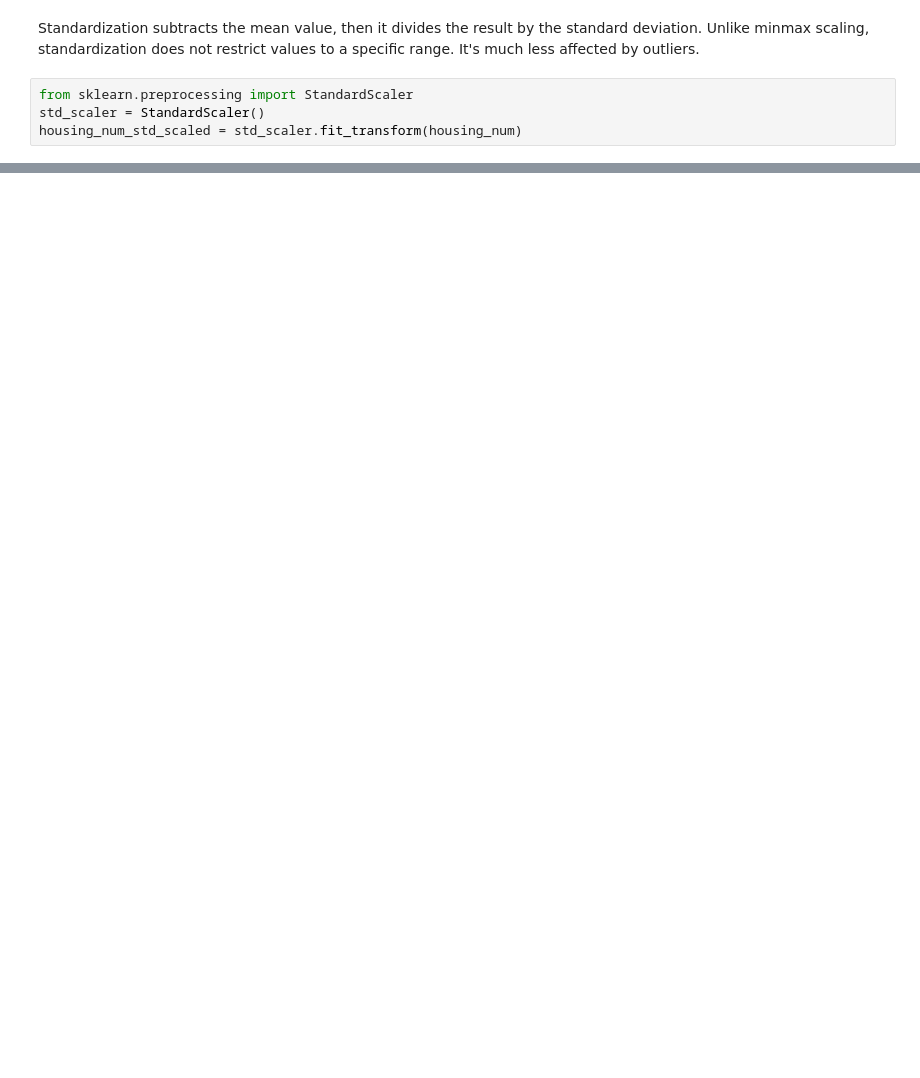
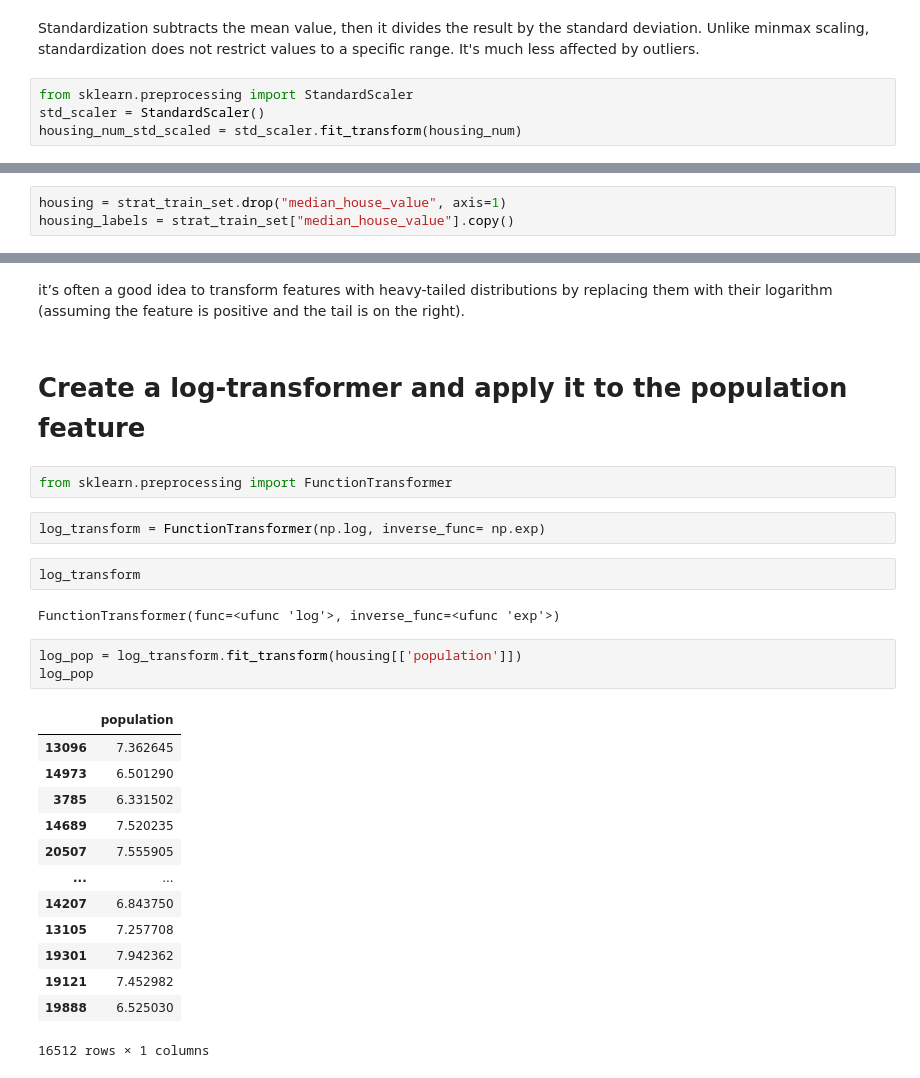
Before and after one commit to Chukwuebuka-2003/homllessons, a Jupyter notebook: Lessons.ipynb, the cells around one changed output, grey strips where cells are left out. Drawn from its saved outputs; the diff is of its cells as text; blank space fills up the shorter version.

```diff
--- a/Lessons.ipynb
+++ b/Lessons.ipynb
@@ -453,0 +445,3 @@ array([[-1.32783522,  1.05254828,  0.98214266, ..., -0.97703285,
+# %%
+housing = strat_train_set.drop("median_house_value", axis=1)
+housing_labels = strat_train_set["median_house_value"].copy()
@@ -453,0 +505,31 @@ array([[-1.32783522,  1.05254828,  0.98214266, ..., -0.97703285,
+# %% [markdown]
+it’s often a good idea to
+transform features with heavy-tailed distributions by replacing them with
+their logarithm (assuming the feature is positive and the tail is on the right).
+# %% [markdown]
+# Create a log-transformer and apply it to the population feature
+# %%
+from sklearn.preprocessing import FunctionTransformer
+# %%
+log_transform = FunctionTransformer(np.log, inverse_func= np.exp)
+# %%
+log_transform
+# %% [output]
+FunctionTransformer(func=<ufunc 'log'>, inverse_func=<ufunc 'exp'>)
+# %%
+log_pop = log_transform.fit_transform(housing[['population']])
+log_pop
+# %% [output]
+|  | population |
+| 13096 | 7.362645 |
+| 14973 | 6.501290 |
+| 3785 | 6.331502 |
+| 14689 | 7.520235 |
+| 20507 | 7.555905 |
+| ... | ... |
+| 14207 | 6.843750 |
+| 13105 | 7.257708 |
+| 19301 | 7.942362 |
+| 19121 | 7.452982 |
+| 19888 | 6.525030 |
+16512 rows × 1 columns
```
Also changed, not shown: parts of 51 cells of this notebook.
